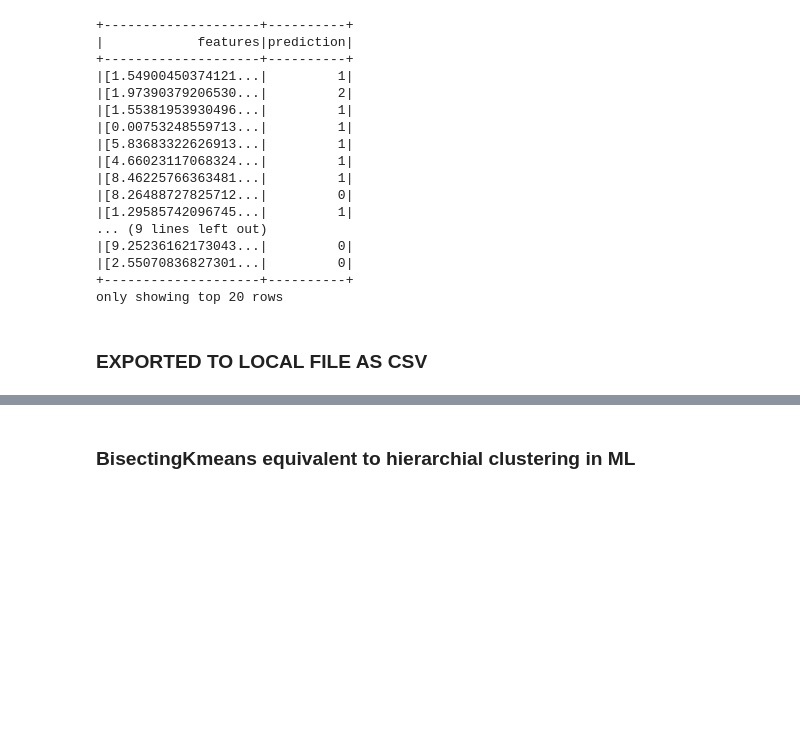
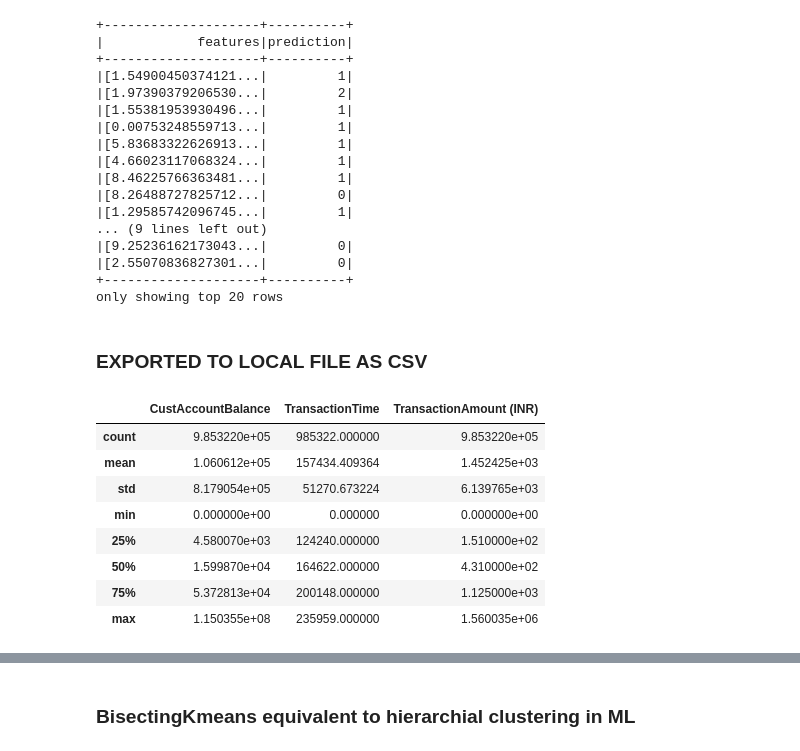
Before and after one commit to DSPiyush/BankCustomerSegmentation, a Jupyter notebook: Proejct_iter_1.ipynb, the cells around one changed output, grey strips where cells are left out. Drawn from its saved outputs; the diff is of its cells as text; code cells hidden in the pictures; blank space fills up the shorter version.

```diff
--- a/Proejct_iter_1.ipynb
+++ b/Proejct_iter_1.ipynb
@@ -366,3 +366,17 @@ only showing top 20 rows
 sdf_cleaned.toPandas().to_csv(r"C:\Users\saswa\OneDrive\Desktop\DBDA\aaa\f1.csv")
 # %%
 predictions.toPandas().to_csv(r"C:\Users\saswa\OneDrive\Desktop\DBDA\aaa\f2.csv")
+# %%
+pandas_df=sdf_cleaned.to_pandas_on_spark()
+# %%
+pandas_df.describe()
+# %% [output]
+|  | CustAccountBalance | TransactionTime | TransactionAmount (INR) |
+| count | 9.853220e+05 | 985322.000000 | 9.853220e+05 |
+| mean | 1.060612e+05 | 157434.409364 | 1.452425e+03 |
+| std | 8.179054e+05 | 51270.673224 | 6.139765e+03 |
+| min | 0.000000e+00 | 0.000000 | 0.000000e+00 |
+| 25% | 4.580070e+03 | 124240.000000 | 1.510000e+02 |
+| 50% | 1.599870e+04 | 164622.000000 | 4.310000e+02 |
+| 75% | 5.372813e+04 | 200148.000000 | 1.125000e+03 |
+| max | 1.150355e+08 | 235959.000000 | 1.560035e+06 |
```
Also changed, not shown: parts of 5 cells of this notebook.
